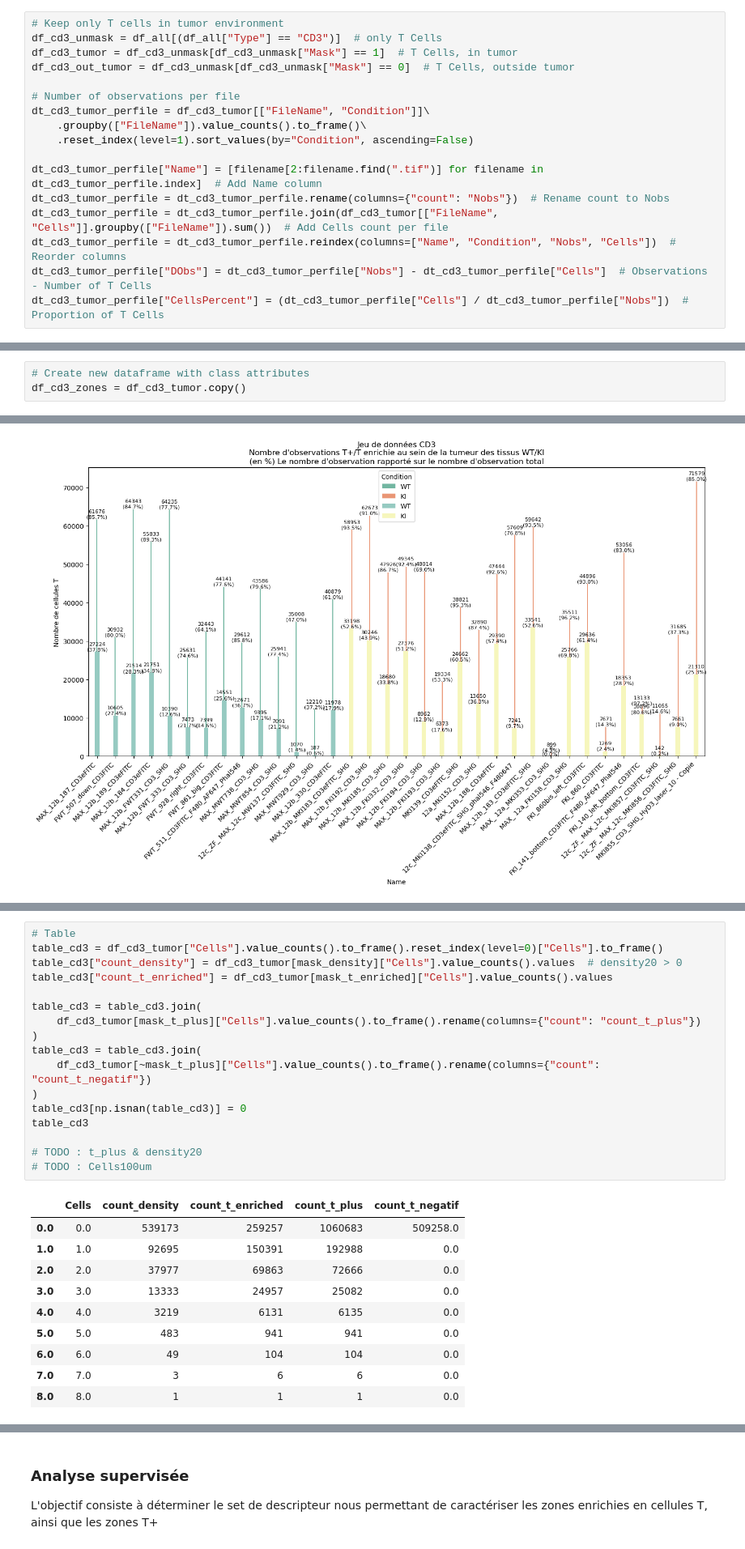
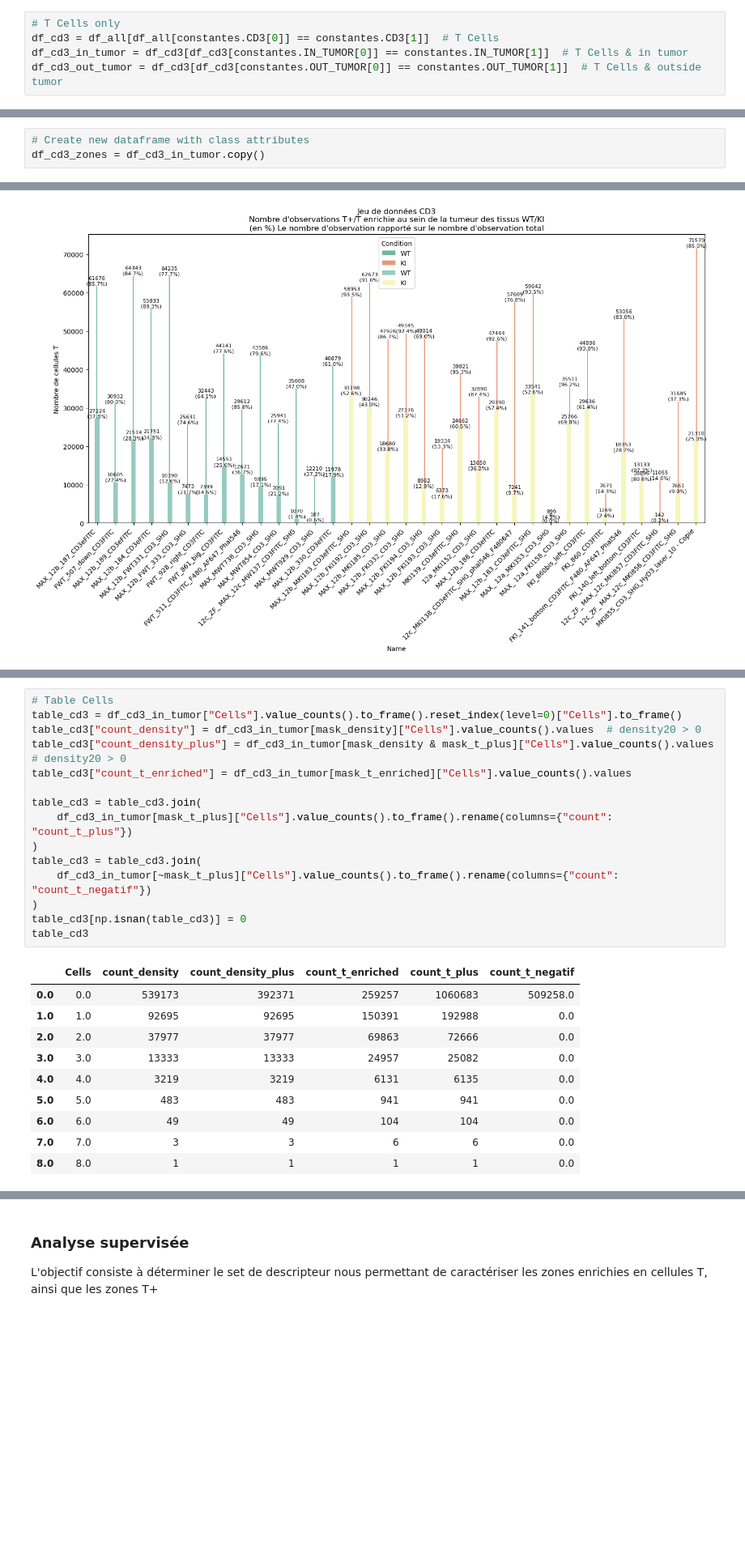
Before and after one commit to Trysis/TumorMEC, a Jupyter notebook: src/analysis.ipynb, the cells around one changed output, grey strips where cells are left out. Shown at 81% size. Saved outputs shown, nothing was run; the diff lists cells and outputs as text; blank space fills up the shorter version.

```diff
--- a/src/analysis.ipynb
+++ b/src/analysis.ipynb
@@ -161,17 +149,5 @@ Dans un premier temps, on s'intéresse seulement au lymphocytes T afin d'étudie
 # %%
-# Keep only T cells in tumor environment
-df_cd3_unmask = df_all[(df_all["Type"] == "CD3")]  # only T Cells
-df_cd3_tumor = df_cd3_unmask[df_cd3_unmask["Mask"] == 1]  # T Cells, in tumor
-df_cd3_out_tumor = df_cd3_unmask[df_cd3_unmask["Mask"] == 0]  # T Cells, outside tumor
-
-# Number of observations per file
-dt_cd3_tumor_perfile = df_cd3_tumor[["FileName", "Condition"]]\
-    .groupby(["FileName"]).value_counts().to_frame()\
-    .reset_index(level=1).sort_values(by="Condition", ascending=False)
-
-dt_cd3_tumor_perfile["Name"] = [filename[2:filename.find(".tif")] for filename in dt_cd3_tumor_perfile.index]  # Add Name column
-dt_cd3_tumor_perfile = dt_cd3_tumor_perfile.rename(columns={"count": "Nobs"})  # Rename count to Nobs
-dt_cd3_tumor_perfile = dt_cd3_tumor_perfile.join(df_cd3_tumor[["FileName", "Cells"]].groupby(["FileName"]).sum())  # Add Cells count per file
-dt_cd3_tumor_perfile = dt_cd3_tumor_perfile.reindex(columns=["Name", "Condition", "Nobs", "Cells"])  # Reorder columns
-dt_cd3_tumor_perfile["DObs"] = dt_cd3_tumor_perfile["Nobs"] - dt_cd3_tumor_perfile["Cells"]  # Observations - Number of T Cells
-dt_cd3_tumor_perfile["CellsPercent"] = (dt_cd3_tumor_perfile["Cells"] / dt_cd3_tumor_perfile["Nobs"])  # Proportion of T Cells
+# T Cells only
+df_cd3 = df_all[df_all[constantes.CD3[0]] == constantes.CD3[1]]  # T Cells
+df_cd3_in_tumor = df_cd3[df_cd3[constantes.IN_TUMOR[0]] == constantes.IN_TUMOR[1]]  # T Cells & in tumor
+df_cd3_out_tumor = df_cd3[df_cd3[constantes.OUT_TUMOR[0]] == constantes.OUT_TUMOR[1]]  # T Cells & outside tumor
@@ -459,6 +458,6 @@ Les zones enrichies en T sont des régions peuplés en cellules immunitaires. El
 Les zones T+ sont les régions pour lequel le nombre de cellules immunitaires à 100um est supérieur à 0.
 # %%
 # Create new dataframe with class attributes
-df_cd3_zones = df_cd3_tumor.copy()
+df_cd3_zones = df_cd3_in_tumor.copy()
 # %%
 # Mask
@@ -783,30 +785,28 @@ plt.show()
 [figure]
 [figure]
 # %%
-# Table
-table_cd3 = df_cd3_tumor["Cells"].value_counts().to_frame().reset_index(level=0)["Cells"].to_frame()
-table_cd3["count_density"] = df_cd3_tumor[mask_density]["Cells"].value_counts().values  # density20 > 0
-table_cd3["count_t_enriched"] = df_cd3_tumor[mask_t_enriched]["Cells"].value_counts().values
+# Table Cells
+table_cd3 = df_cd3_in_tumor["Cells"].value_counts().to_frame().reset_index(level=0)["Cells"].to_frame()
+table_cd3["count_density"] = df_cd3_in_tumor[mask_density]["Cells"].value_counts().values  # density20 > 0
+table_cd3["count_density_plus"] = df_cd3_in_tumor[mask_density & mask_t_plus]["Cells"].value_counts().values  # density20 > 0
+table_cd3["count_t_enriched"] = df_cd3_in_tumor[mask_t_enriched]["Cells"].value_counts().values
 
 table_cd3 = table_cd3.join(
-    df_cd3_tumor[mask_t_plus]["Cells"].value_counts().to_frame().rename(columns={"count": "count_t_plus"})
+    df_cd3_in_tumor[mask_t_plus]["Cells"].value_counts().to_frame().rename(columns={"count": "count_t_plus"})
 )
 table_cd3 = table_cd3.join(
-    df_cd3_tumor[~mask_t_plus]["Cells"].value_counts().to_frame().rename(columns={"count": "count_t_negatif"})
+    df_cd3_in_tumor[~mask_t_plus]["Cells"].value_counts().to_frame().rename(columns={"count": "count_t_negatif"})
 )
 table_cd3[np.isnan(table_cd3)] = 0
 table_cd3
-
-# TODO : t_plus & density20
-# TODO : Cells100um
 # %% [output]
-|  | Cells | count_density | count_t_enriched | count_t_plus | count_t_negatif |
-| 0.0 | 0.0 | 539173 | 259257 | 1060683 | 509258.0 |
-| 1.0 | 1.0 | 92695 | 150391 | 192988 | 0.0 |
-| 2.0 | 2.0 | 37977 | 69863 | 72666 | 0.0 |
-| 3.0 | 3.0 | 13333 | 24957 | 25082 | 0.0 |
-| 4.0 | 4.0 | 3219 | 6131 | 6135 | 0.0 |
-| 5.0 | 5.0 | 483 | 941 | 941 | 0.0 |
-| 6.0 | 6.0 | 49 | 104 | 104 | 0.0 |
-| 7.0 | 7.0 | 3 | 6 | 6 | 0.0 |
-| 8.0 | 8.0 | 1 | 1 | 1 | 0.0 |
+|  | Cells | count_density | count_density_plus | count_t_enriched | count_t_plus | count_t_negatif |
+| 0.0 | 0.0 | 539173 | 392371 | 259257 | 1060683 | 509258.0 |
+| 1.0 | 1.0 | 92695 | 92695 | 150391 | 192988 | 0.0 |
+| 2.0 | 2.0 | 37977 | 37977 | 69863 | 72666 | 0.0 |
+| 3.0 | 3.0 | 13333 | 13333 | 24957 | 25082 | 0.0 |
+| 4.0 | 4.0 | 3219 | 3219 | 6131 | 6135 | 0.0 |
+| 5.0 | 5.0 | 483 | 483 | 941 | 941 | 0.0 |
+| 6.0 | 6.0 | 49 | 49 | 104 | 104 | 0.0 |
+| 7.0 | 7.0 | 3 | 3 | 6 | 6 | 0.0 |
+| 8.0 | 8.0 | 1 | 1 | 1 | 1 | 0.0 |
```
Also changed, not shown: parts of 75 cells of this notebook, 9 other files.
